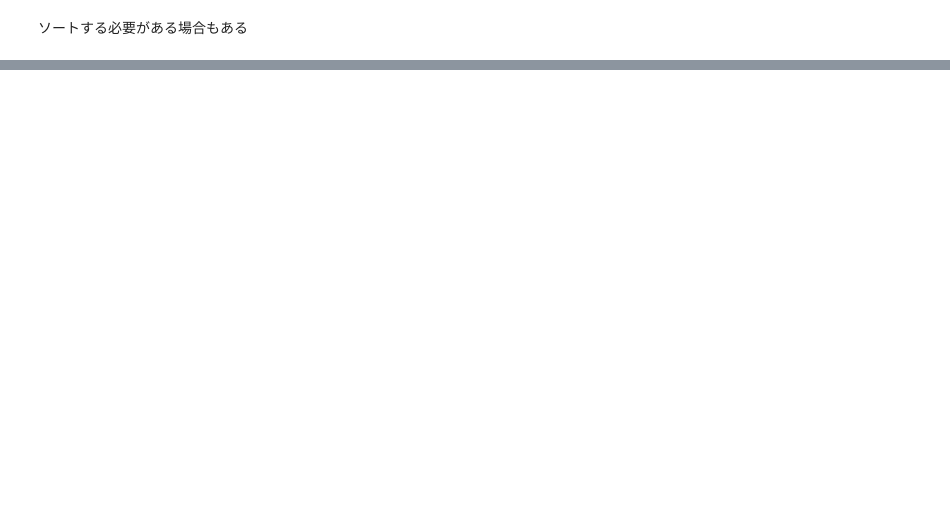
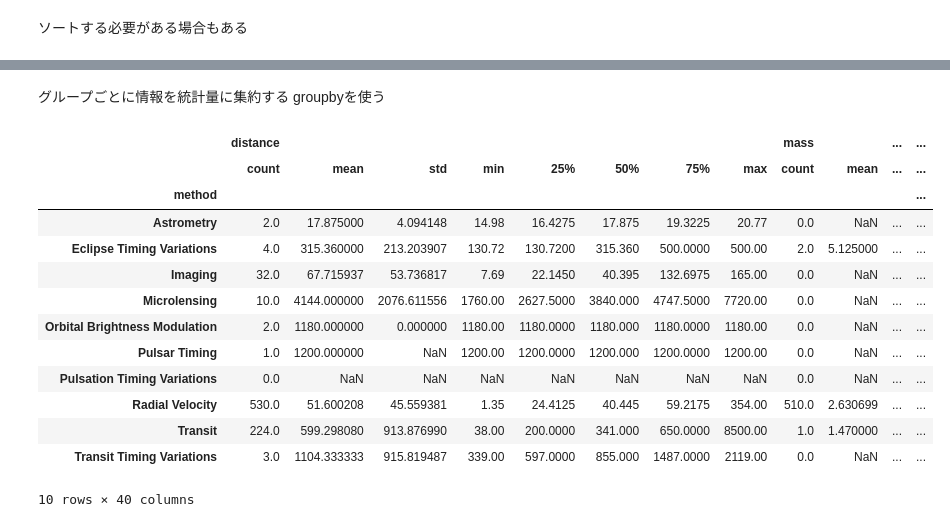
Before and after one commit to masakiaota/study, a Jupyter notebook: my_cheatsheet/Pandas.ipynb, the cells around one changed output, grey strips where cells are left out. Cells and saved outputs as stored; diff of their text form; code cells hidden in the pictures; blank space fills up the shorter version.

Commit message:
the end of MultiIndex and groupby. [WIP] pivot table

```diff
--- a/my_cheatsheet/Pandas.ipynb
+++ b/my_cheatsheet/Pandas.ipynb
@@ -546,0 +630,6 @@ dtype: float64
+# %%
+import seaborn as sns
+planets = sns.load_dataset('planets')
+print(planets.shape)
+print(planets.isna().sum()) #欠損値がある
+planets.head()
@@ -546,0 +665,20 @@ dtype: float64
+# %% [markdown]
+グループごとに情報を統計量に集約する
+groupbyを使う
+# %%
+planets.groupby("method").describe()
+# %% [output]
+|  | distance |  |  |  |  |  |  |  | mass |  | ... | ... |
+|  | count | mean | std | min | 25% | 50% | 75% | max | count | mean | ... | ... |
+| method |  |  |  |  |  |  |  |  |  |  |  | ... |
+| Astrometry | 2.0 | 17.875000 | 4.094148 | 14.98 | 16.4275 | 17.875 | 19.3225 | 20.77 | 0.0 | NaN | ... | ... |
+| Eclipse Timing Variations | 4.0 | 315.360000 | 213.203907 | 130.72 | 130.7200 | 315.360 | 500.0000 | 500.00 | 2.0 | 5.125000 | ... | ... |
+| Imaging | 32.0 | 67.715937 | 53.736817 | 7.69 | 22.1450 | 40.395 | 132.6975 | 165.00 | 0.0 | NaN | ... | ... |
+| Microlensing | 10.0 | 4144.000000 | 2076.611556 | 1760.00 | 2627.5000 | 3840.000 | 4747.5000 | 7720.00 | 0.0 | NaN | ... | ... |
+| Orbital Brightness Modulation | 2.0 | 1180.000000 | 0.000000 | 1180.00 | 1180.0000 | 1180.000 | 1180.0000 | 1180.00 | 0.0 | NaN | ... | ... |
+| Pulsar Timing | 1.0 | 1200.000000 | NaN | 1200.00 | 1200.0000 | 1200.000 | 1200.0000 | 1200.00 | 0.0 | NaN | ... | ... |
+| Pulsation Timing Variations | 0.0 | NaN | NaN | NaN | NaN | NaN | NaN | NaN | 0.0 | NaN | ... | ... |
+| Radial Velocity | 530.0 | 51.600208 | 45.559381 | 1.35 | 24.4125 | 40.445 | 59.2175 | 354.00 | 510.0 | 2.630699 | ... | ... |
+| Transit | 224.0 | 599.298080 | 913.876990 | 38.00 | 200.0000 | 341.000 | 650.0000 | 8500.00 | 1.0 | 1.470000 | ... | ... |
+| Transit Timing Variations | 3.0 | 1104.333333 | 915.819487 | 339.00 | 597.0000 | 855.000 | 1487.0000 | 2119.00 | 0.0 | NaN | ... | ... |
+10 rows × 40 columns
```
Also changed, not shown: parts of 28 cells of this notebook.
